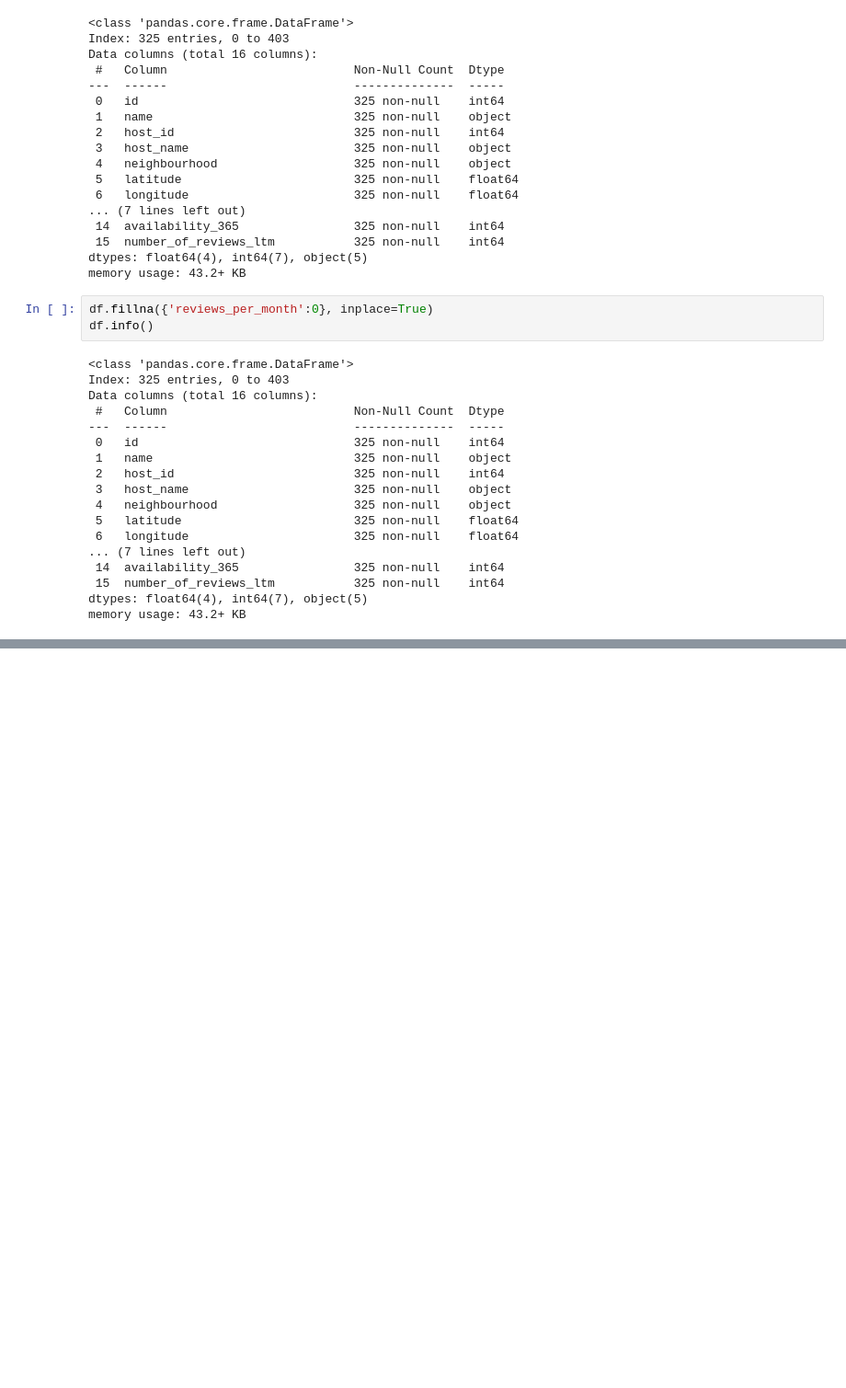
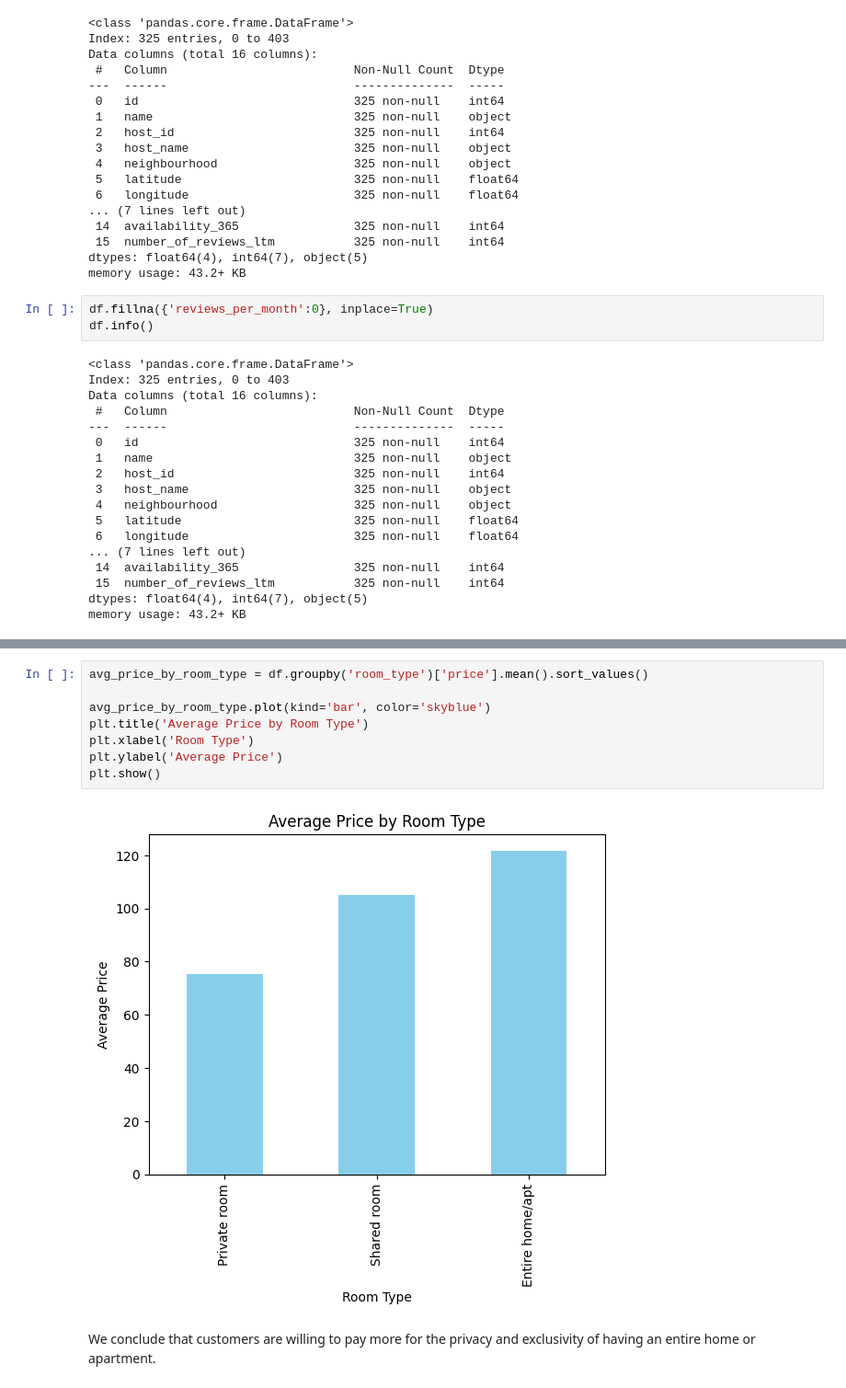
Before and after one commit to MaiElBaradei/Airbnb_EDA, a Jupyter notebook: Airbnb_EDA.ipynb, the cells around one changed output, grey strips where cells are left out. Shown: that part at 92% size. Saved outputs shown, nothing was run; the diff lists cells and outputs as text; blank space fills up the shorter version.

```diff
--- a/Airbnb_EDA.ipynb
+++ b/Airbnb_EDA.ipynb
@@ -116,3 +273,15 @@ df.head()
+# %%
+avg_price_by_room_type = df.groupby('room_type')['price'].mean().sort_values()
+
+avg_price_by_room_type.plot(kind='bar', color='skyblue')
+plt.title('Average Price by Room Type')
+plt.xlabel('Room Type')
+plt.ylabel('Average Price')
+plt.show()
+# %% [output]
+[figure, added]
+# %% [markdown]
+We conclude that customers are willing to pay more for the privacy and exclusivity of having an entire home or apartment.
 # %%
 df.groupby('neighbourhood').size().sort_values(ascending=False)
 # %% [output]
```
Also changed, not shown: parts of 37 cells of this notebook.
